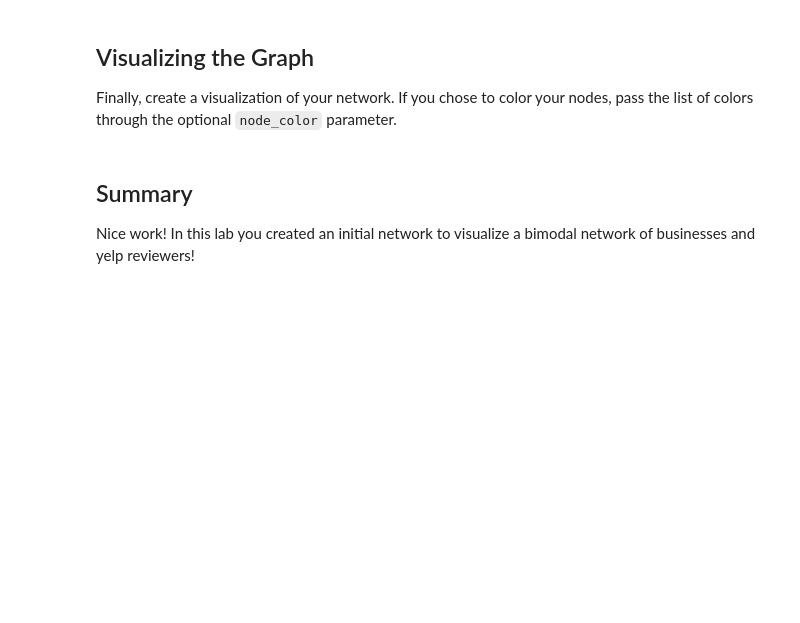
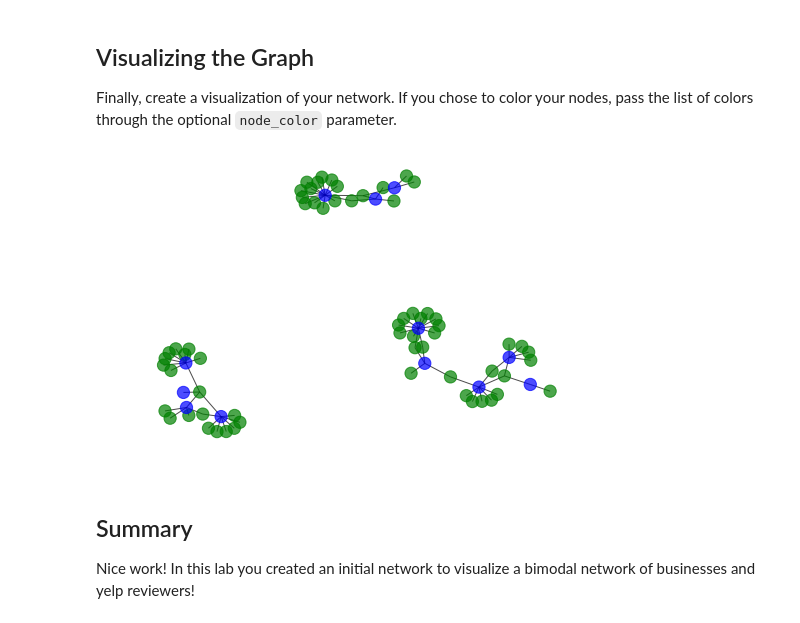
Before and after one commit to fleralle/dsc-networkX-intro-lab-houston-ds-042219, a Jupyter notebook: index.ipynb, the cells around one changed output. Saved outputs shown, nothing was run; the diff lists cells and outputs as text; code cells hidden in the pictures; blank space fills up the shorter version.

```diff
--- a/index.ipynb
+++ b/index.ipynb
@@ -67,7 +67,9 @@ for review in reviews.iterrows():
 Finally, create a visualization of your network. If you chose to color your nodes, pass the list of colors through the optional `node_color` parameter.
 # %%
 %matplotlib inline
-nx.draw(G, with_labels=True, node_size=150, alpha=.7, figsize=(24,26), node_color=colors)
+nx.draw(G, with_labels=False, node_size=150, alpha=.7, figsize=(24,26), node_color=colors)
+# %% [output]
+[figure, added]
 # %% [markdown]
 ## Summary
 
```
